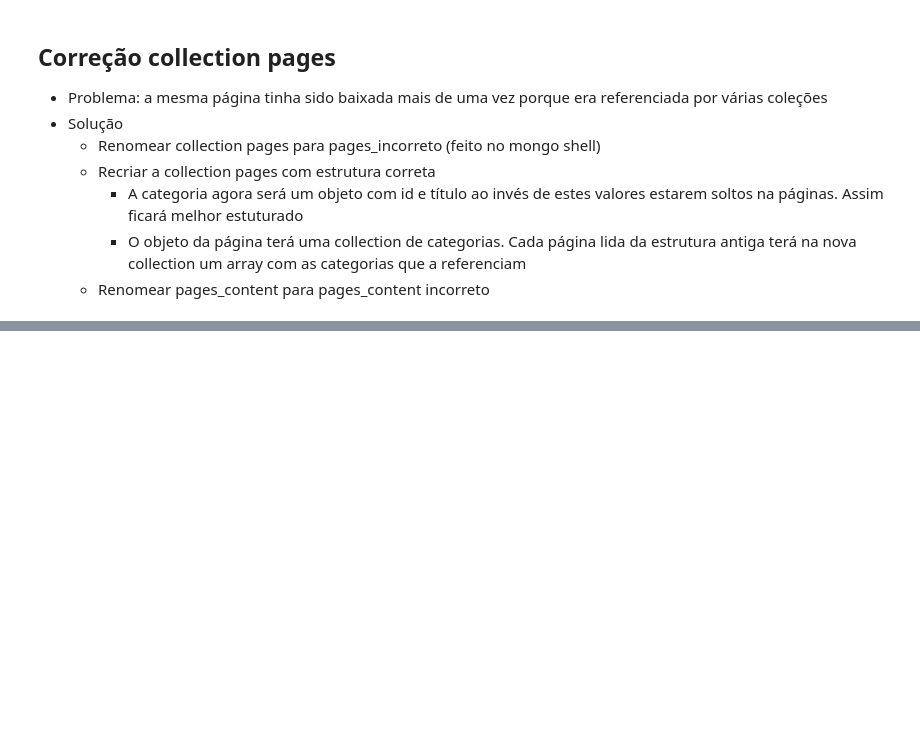
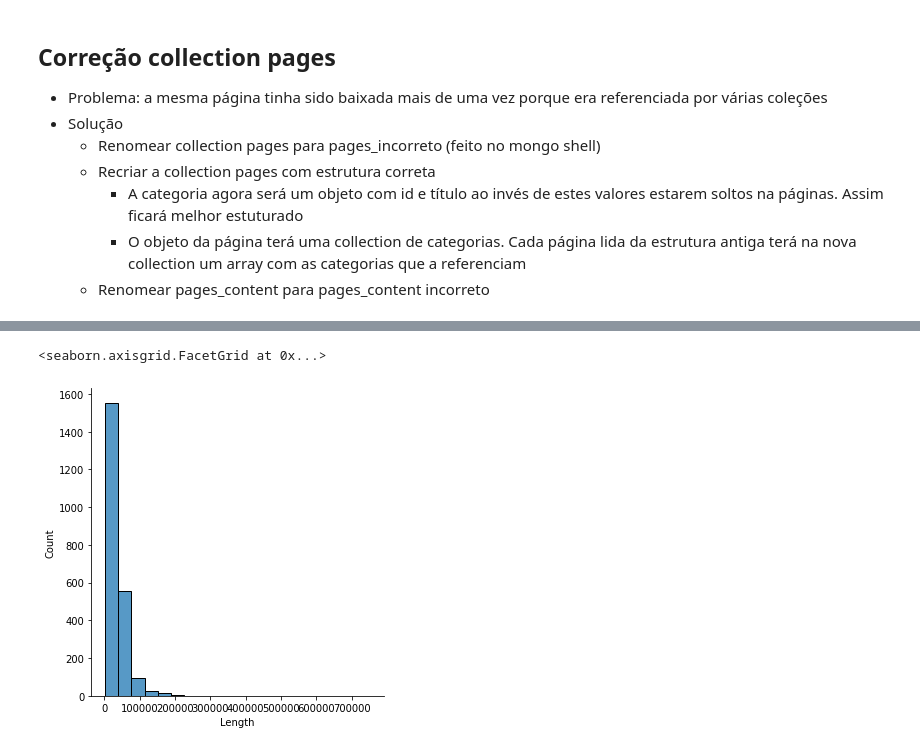
Before and after one commit to heldergr/tcc-pucmg-2, a Jupyter notebook: src/python/wikipedia/download.ipynb, the cells around one changed output, grey strips where cells are left out. Cells and saved outputs as stored; diff of their text form; code cells hidden in the pictures; blank space fills up the shorter version.

```diff
--- a/src/python/wikipedia/download.ipynb
+++ b/src/python/wikipedia/download.ipynb
@@ -551,0 +658,7 @@ todas_paginas_incorreto[:3]
+# %%
+pcs = list(mongo_content.find({}))
+for pc in pcs:
+    mongo_content.update_one(
+        { 'pageid': pc['pageid'] },
+        { '$set': { 'text': pc['text']['parse']['text'] } }
+    )
@@ -551,0 +667,6 @@ todas_paginas_incorreto[:3]
+# %%
+pcs = list(mongo_content.find({}))
+# %%
+lengths_text = [len(pc['text']) for pc in pcs]
+df = pd.DataFrame(lengths_text, columns=['Length'])
+df.head()
@@ -551,0 +680,5 @@ todas_paginas_incorreto[:3]
+# %%
+sns.displot(df, x='Length', bins=20)
+# %% [output]
+<seaborn.axisgrid.FacetGrid at 0x...>
+[figure, added]
```
Also changed, not shown: parts of 25 cells of this notebook, 1 other file.
